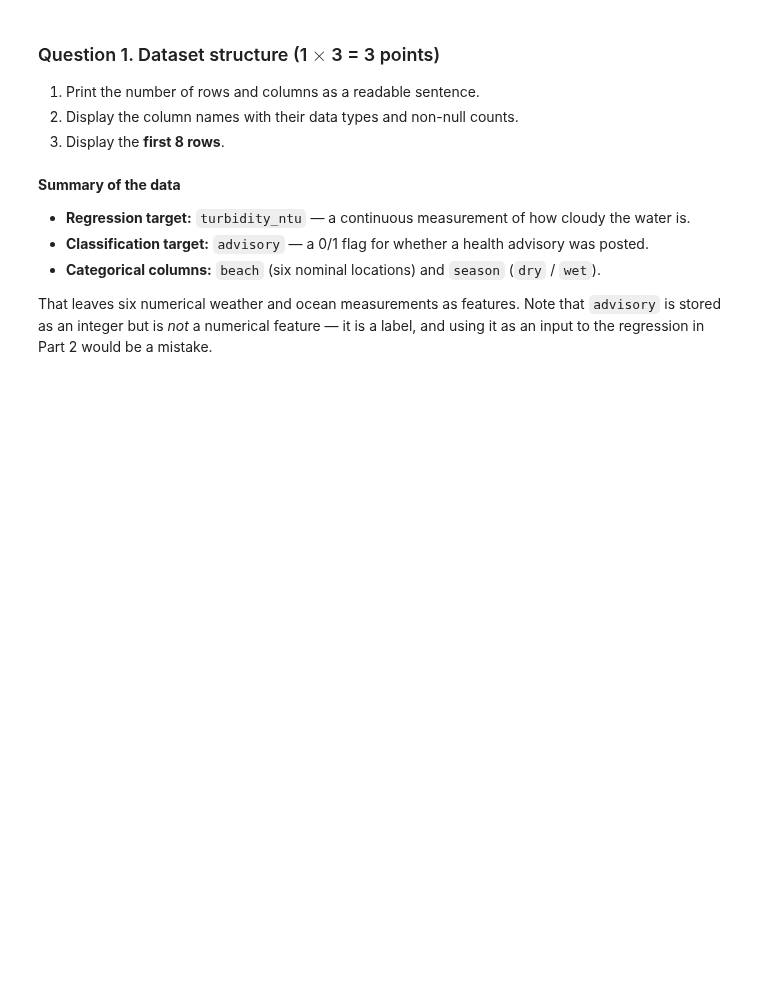
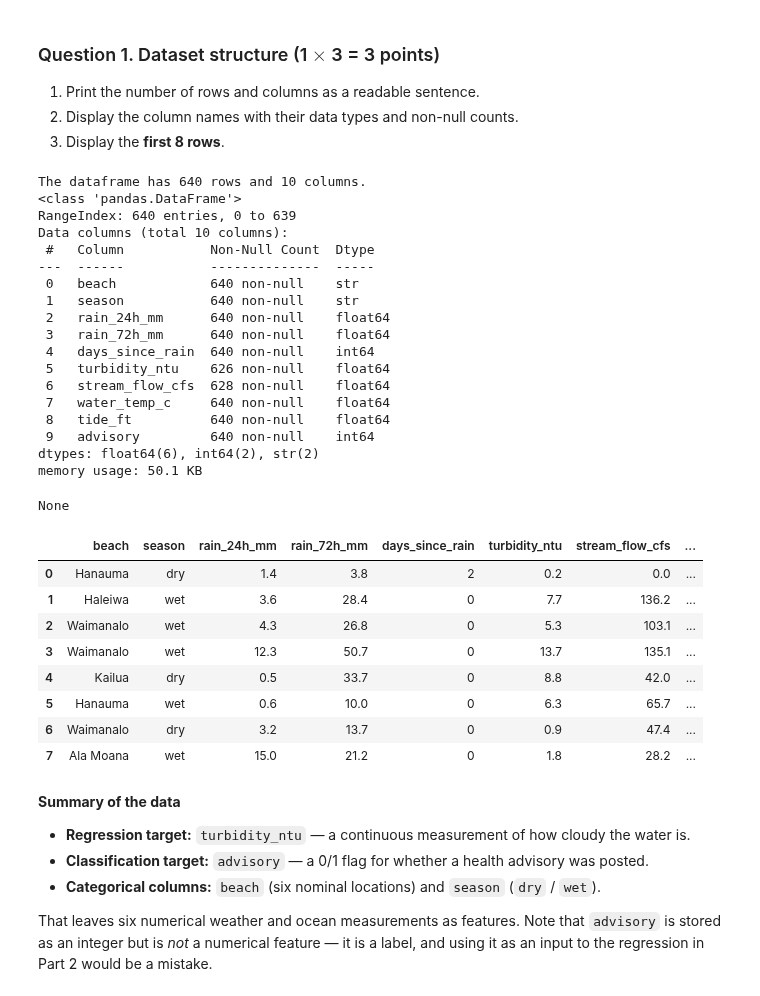
Before and after one commit to DennnnyH/ICS-235-ML-Methods, a Jupyter notebook: Assignment_2/HuangDenny_2.ipynb, the cells around one changed output. Drawn from its saved outputs; the diff is of its cells as text; code cells hidden in the pictures; blank space fills up the shorter version.

```diff
--- a/Assignment_2/HuangDenny_2.ipynb
+++ b/Assignment_2/HuangDenny_2.ipynb
@@ -120,6 +127,40 @@ has to beat &mdash; before fitting anything.
 3. Display the **first 8 rows**.
 # %%
 # YOUR CODE
+rows, cols = water.shape
+print(f"The dataframe has {rows} rows and {cols} columns.")
+
+display(water.info())
+display(water.head(8))
+# %% [output]
+The dataframe has 640 rows and 10 columns.
+<class 'pandas.DataFrame'>
+RangeIndex: 640 entries, 0 to 639
+Data columns (total 10 columns):
+ #   Column           Non-Null Count  Dtype
+---  ------           --------------  -----
+ 0   beach            640 non-null    str
+ 1   season           640 non-null    str
+ 2   rain_24h_mm      640 non-null    float64
+ 3   rain_72h_mm      640 non-null    float64
+ 4   days_since_rain  640 non-null    int64
+ 5   turbidity_ntu    626 non-null    float64
+ 6   stream_flow_cfs  628 non-null    float64
+ 7   water_temp_c     640 non-null    float64
+ 8   tide_ft          640 non-null    float64
+ 9   advisory         640 non-null    int64
+dtypes: float64(6), int64(2), str(2)
+memory usage: 50.1 KB
+None
+|  | beach | season | rain_24h_mm | rain_72h_mm | days_since_rain | turbidity_ntu | stream_flow_cfs | ... |
+| 0 | Hanauma | dry | 1.4 | 3.8 | 2 | 0.2 | 0.0 | ... |
+| 1 | Haleiwa | wet | 3.6 | 28.4 | 0 | 7.7 | 136.2 | ... |
+| 2 | Waimanalo | wet | 4.3 | 26.8 | 0 | 5.3 | 103.1 | ... |
+| 3 | Waimanalo | wet | 12.3 | 50.7 | 0 | 13.7 | 135.1 | ... |
+| 4 | Kailua | dry | 0.5 | 33.7 | 0 | 8.8 | 42.0 | ... |
+| 5 | Hanauma | wet | 0.6 | 10.0 | 0 | 6.3 | 65.7 | ... |
+| 6 | Waimanalo | dry | 3.2 | 13.7 | 0 | 0.9 | 47.4 | ... |
+| 7 | Ala Moana | wet | 15.0 | 21.2 | 0 | 1.8 | 28.2 | ... |
 # %% [markdown]
 **Summary of the data**
 - **Regression target:** `turbidity_ntu` &mdash; a continuous measurement of how cloudy the water is.
```
Also changed, not shown: parts of 9 cells of this notebook.
